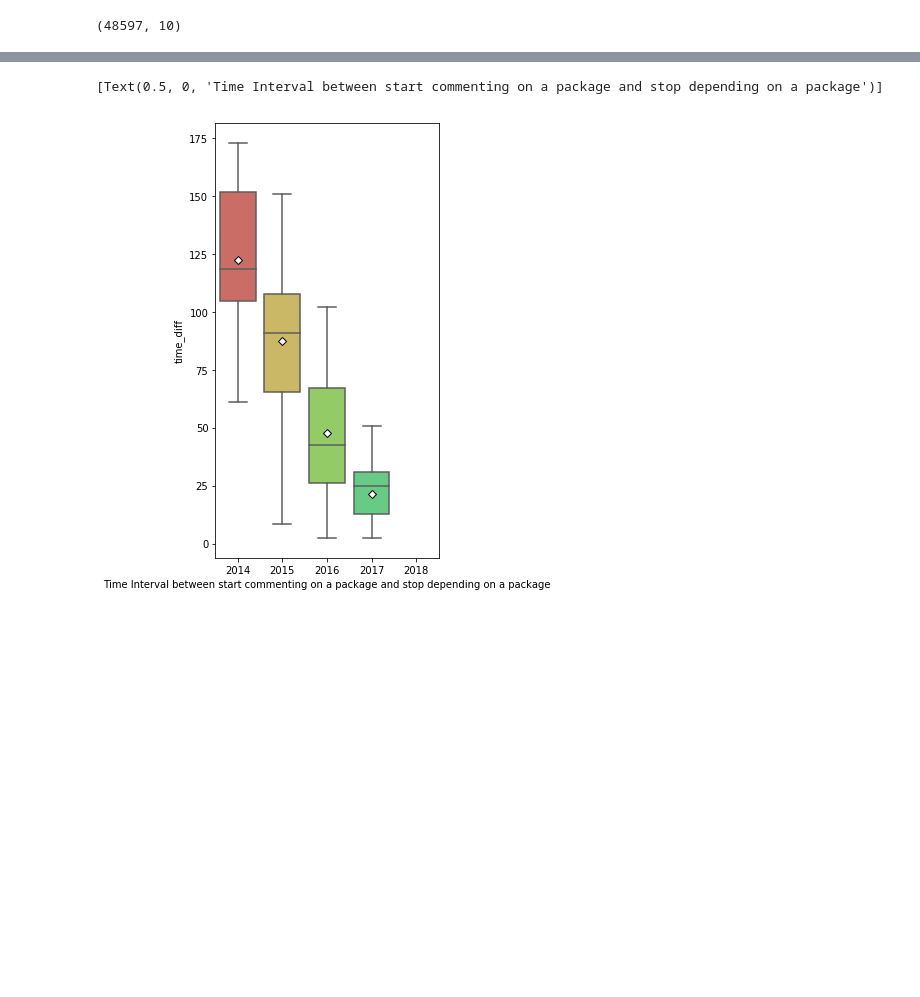
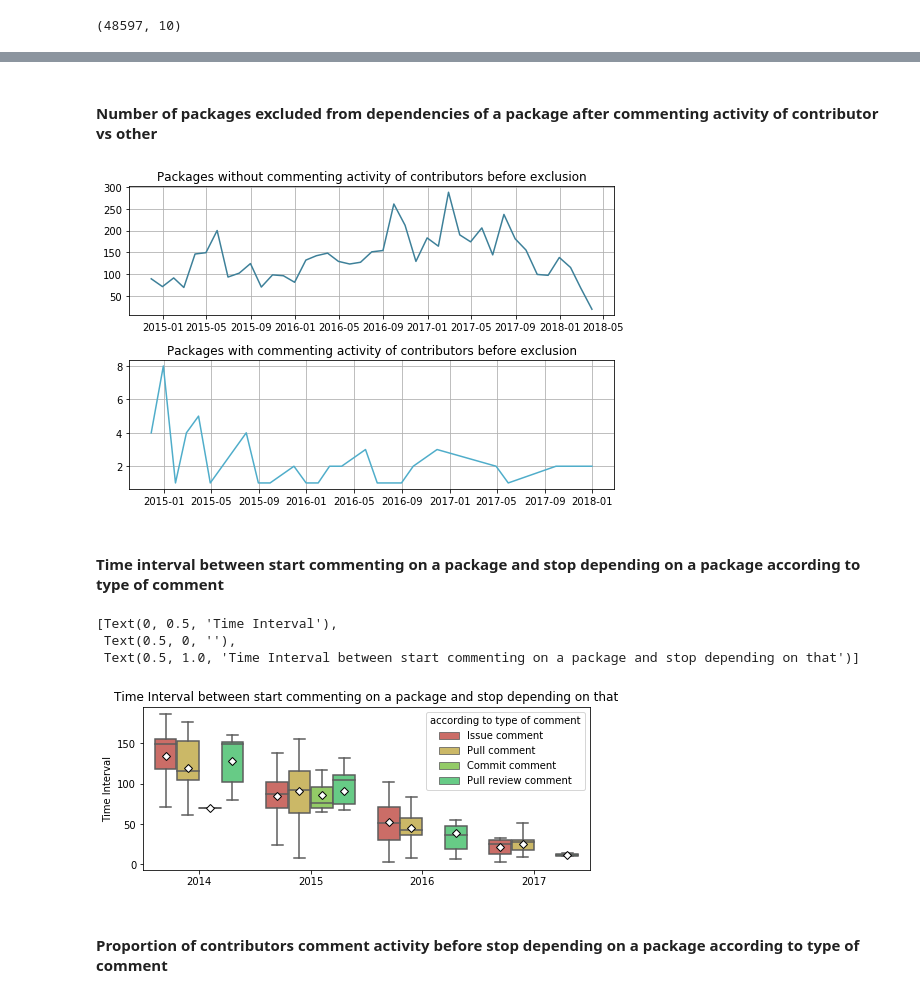
Before and after one commit to MehdiGol/PackagesDependencies-Contributors-Relationship, a Jupyter notebook: notebooks/Question 4.ipynb, the cells around one changed output, grey strips where cells are left out. Saved outputs shown, nothing was run; the diff lists cells and outputs as text; code cells hidden in the pictures; blank space fills up the shorter version.

```diff
--- a/notebooks/Question 4.ipynb
+++ b/notebooks/Question 4.ipynb
@@ -52,6 +61,8 @@ new_data = pandas.DataFrame()
 def check_comments(row):
     global cntb_cmnts
     global new_data
+    if row['elimination'] == 0:
+        return 0;
     contributors = all_comments[lambda x: x['Name'] == row['package']].user_login.unique()
     cont_depends = all_comments[lambda x: x['Name'] == row['target']][all_comments['user_login'].isin(contributors)][all_comments['created_at'] < row['last_time']]
     cntb_cmnts = cntb_cmnts.append(cont_depends.reset_index(),ignore_index=True)
@@ -80,9 +90,41 @@ df_data.head()
+# %% [markdown]
+#### Number of packages excluded from dependencies of a package after commenting activity of contributor vs other
+# %%
+df_tmp_proportion = (
+    df_data
+    [lambda x: x['elimination']>0]
+    .assign(Number_of_contributors = lambda x: np.where(x['Number_of_contributors']>0,1,0))
+    .assign(count = 1)
+    .groupby([pandas.Grouper(key='first_time',freq='1M'),'package','target','Number_of_contributors'])
+    .sum()
+    .reset_index()
+    .assign(contributors_count = 1)
+    .groupby([pandas.Grouper(key='first_time',freq='1M'),'Number_of_contributors'])
+    .sum()
+    .reset_index()
+)
+plt.rcParams["figure.figsize"] = (16,5)
+dic = {1:'Packages with commenting activity of contributors before exclusion',0:'Packages without commenting activity of contributors before exclusion'}
+plt.figure(1)
+i = 221
+for item in df_tmp_proportion.Number_of_contributors.unique():
+    plt.subplot(i)
+    plt.plot(df_tmp_proportion[lambda x: x['Number_of_contributors'] == item]['first_time'],df_tmp_proportion[lambda x: x['Number_of_contributors'] == item]['contributors_count'],color=palet2[i-219])
+    plt.title(dic[item])
+    plt.grid(True)
+    i+=2
+plt.subplots_adjust(top=0.92, bottom=0.08, left=0.10, right=0.95, hspace=0.35, wspace=0.02)
+# %% [output]
+[figure, added]
 # %%
-cntb_cmnts = (
+#unique contributors comment on a package
+unique_cmnts = (
     cntb_cmnts
     .sort_values(['Name','user_login','created_at'])
     .drop_duplicates(subset=['Name','user_login'],keep='first')
 )
+
+#returns last date that a package was used as dependency if the date is not date of last release
 def find_depend_data(index):
     index_of_cmnt = -1
     for id, row in df_data.dropna().iterrows():
@@ -91,34 +133,47 @@ def find_depend_data(index):
             break
     return df_data.loc[id]['last_time'] if df_data.loc[id]['last_time'] < df_data.loc[id]['lst_release'] else np.nan
 
-cntb_cmnts['time_of_remove'] = cntb_cmnts.apply(lambda r: find_depend_data(r['index']),axis=1)
-cntb_cmnts['time_diff'] = cntb_cmnts.dropna().apply(lambda r: (r['time_of_remove']- r['created_at']).total_seconds()/3600/24/7,axis=1)
-cntb_cmnts['year'] = cntb_cmnts.apply(lambda r: r['created_at'].year,axis=1)
-cntb_cmnts = cntb_cmnts.dropna()
+unique_cmnts['exclusion_time'] = unique_cmnts.apply(lambda r: find_depend_data(r['index']),axis=1)
+unique_cmnts['time_interval'] = unique_cmnts.dropna().apply(lambda r: (r['exclusion_time']- r['created_at']).total_seconds()/3600/24/7,axis=1)
+unique_cmnts['year'] = unique_cmnts.apply(lambda r: r['created_at'].year,axis=1)
+unique_cmnts = unique_cmnts.dropna()
 #df_sorted_filtered = cntb_cmnts.sort_values(['user_login','Name']).drop_duplicates(subset=['user_login','Name'],keep='last')
+# %% [markdown]
+#### Time interval between start commenting on a package and stop depending on a package according to type of comment
 # %%
-plt.rcParams["figure.figsize"] = (4,8)
+plt.rcParams["figure.figsize"] = (8,3)
 fig, ax = plt.subplots()
-
+types = {'isu':'Issue comment','pul':'Pull comment','prq':'Pull review comment','cmt':'Commit comment'}
 seaborn.boxplot(
     x='year',
-    y='time_diff',
+    y='time_interval',
+    hue='type',
     data=(
-        cntb_cmnts[['year','time_diff']]
+        unique_cmnts[['year','time_interval','type']]
+        .groupby(['year','time_interval','type'])
+        .sum()
+        .reset_index()
+        .assign(type= lambda x: x['type'].map(types))
     ),
-    order=range(2014, 2019),
+    order=range(2014, 2018),
     palette=palet,
     ax=ax,
     fliersize=1,
     showmeans=True,
     showfliers=False,
     meanprops=dict(marker='D', markeredgecolor='black', markerfacecolor='white')
 )
-
+ax.legend(title='according to type of comment')
 ax.set(
-    xlabel='Time Interval between start commenting on a package and stop depending on a package',
+    title='Time Interval between start commenting on a package and stop depending on that',
+    ylabel= 'Time Interval',
+    xlabel=''
 )
 # %% [output]
-[Text(0.5, 0, 'Time Interval between start commenting on a package and stop depending on a package')]
+[Text(0, 0.5, 'Time Interval'),
+ Text(0.5, 0, ''),
+ Text(0.5, 1.0, 'Time Interval between start commenting on a package and stop depending on that')]
-[figure, old version]
+[figure, new version]
+# %% [markdown]
+#### Proportion of contributors comment activity before stop depending on a package according to type of comment
 # %%
```
Also changed, not shown: parts of 17 cells of this notebook, 1 other file.
